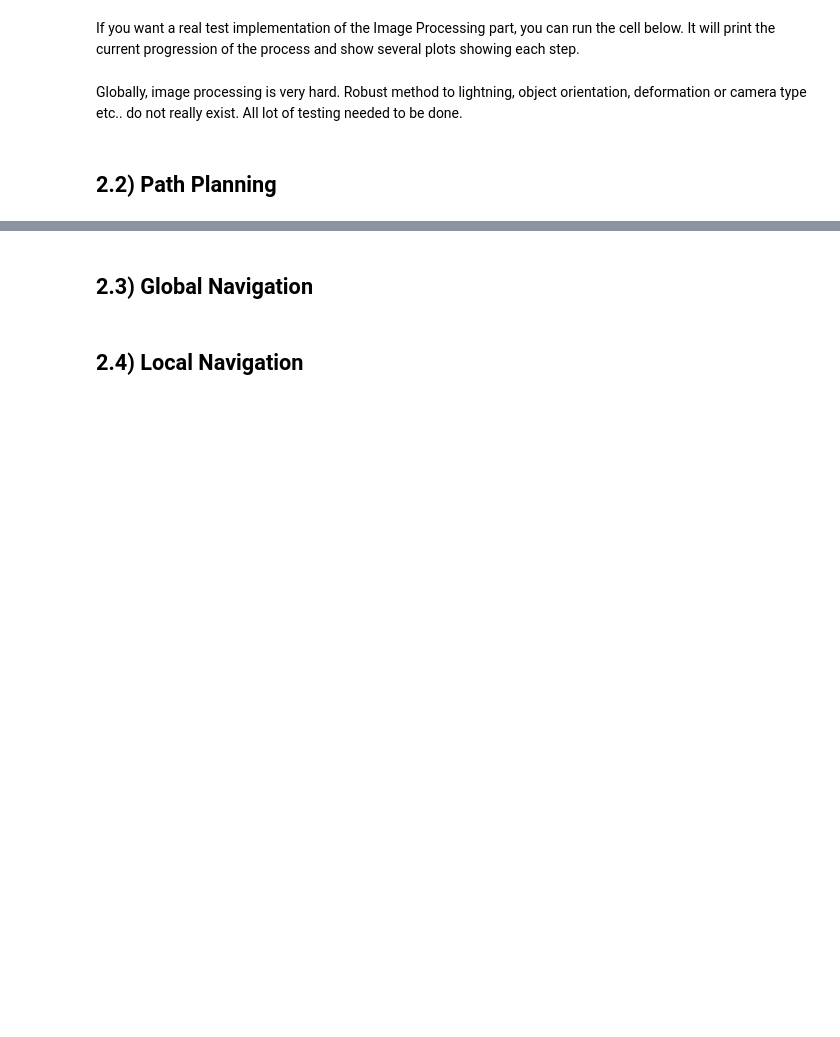
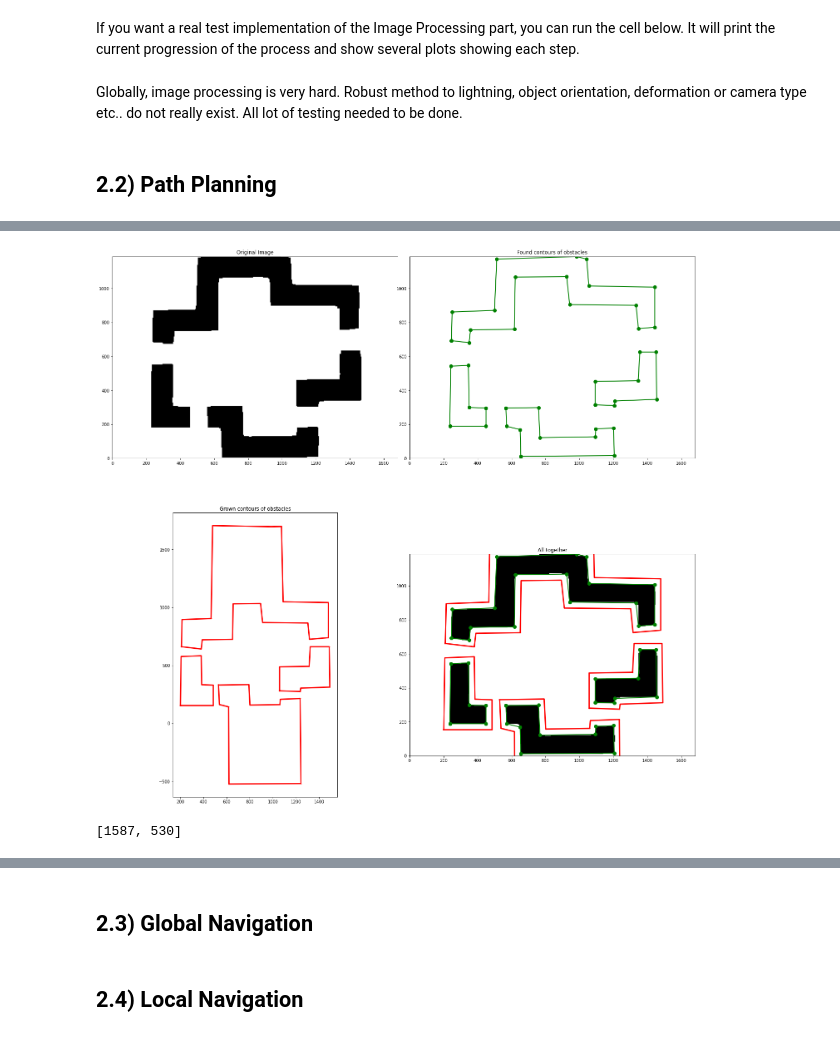
Before and after one commit to vphilippoz/MobileRobotics, a Jupyter notebook: Report.ipynb, the cells around one changed output, grey strips where cells are left out. Saved outputs shown, nothing was run; the diff lists cells and outputs as text; code cells hidden in the pictures; blank space fills up the shorter version.

Commit message:
Final PathPlanning, with report

```diff
--- a/Report.ipynb
+++ b/Report.ipynb
@@ -82,0 +108,18 @@ Once chosen, we can read the CSV file of the obstacles produced by the vision mo
+# %%
+#import import_ipynb
+#%run PathPlanning.ipynb
+stop = PathPlanning_offline(graph_name = "output_for_report/graph",
+                            csvPath = "output_for_report/roads.csv",
+                            savePath = "output_for_report/csvIM.png",
+                            goalPath = "output_for_report/goal.csv" ,
+                            goalsavePath = "output_for_report/csvIM_goal.png",
+                            desired_size = [2*841, 1188], #size of 2 A0 sheets
+                            smoothing_factor = 0.01,
+                            radius = 50,
+                            epsilon = 500,
+                            plot = True,
+                            verbose= False)
+print(stop)
+# %% [output]
+[figure, added]
+[1587, 530]
```
Also changed, not shown: parts of 9 cells of this notebook, 11 other files.
